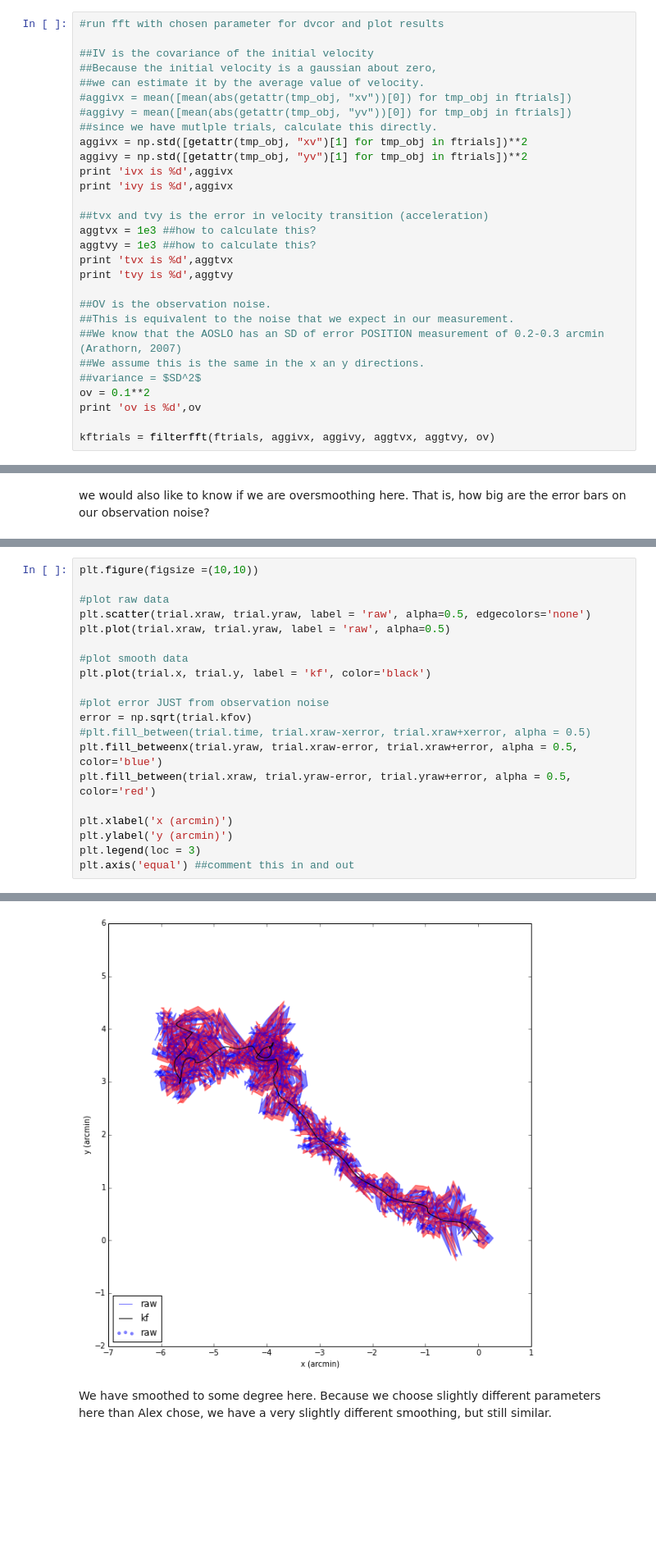
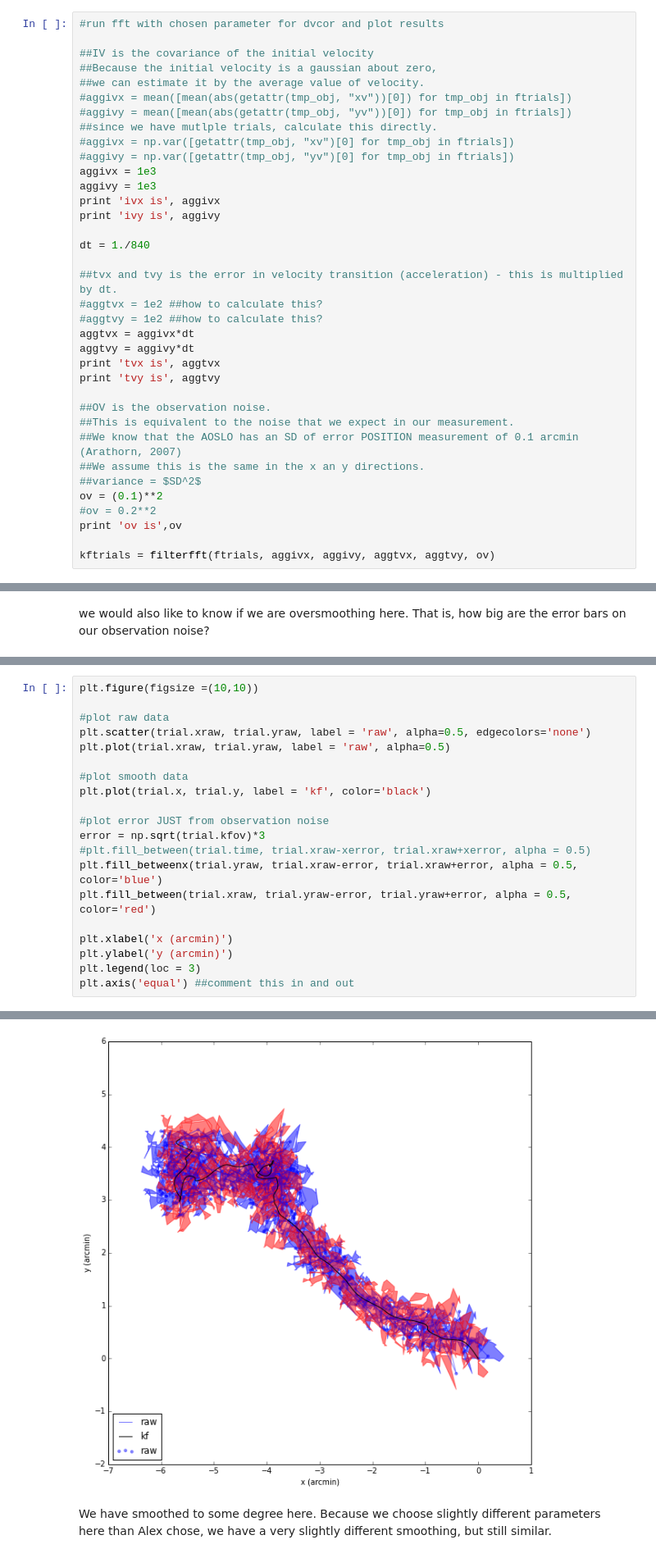
Before and after one commit to vdutell/eyemovement, a Jupyter notebook: Eye Movement Modeling.ipynb, the cells around one changed output, grey strips where cells are left out. Shown at 82% size. Drawn from its saved outputs; the diff is of its cells as text; blank space fills up the shorter version.

```diff
--- a/Eye Movement Modeling.ipynb
+++ b/Eye Movement Modeling.ipynb
@@ -918,24 +919,31 @@ Now aggregate the values from all our trials and use the average values of these
 #aggivx = mean([mean(abs(getattr(tmp_obj, "xv"))[0]) for tmp_obj in ftrials])
 #aggivy = mean([mean(abs(getattr(tmp_obj, "yv"))[0]) for tmp_obj in ftrials])
 ##since we have mutlple trials, calculate this directly.
-aggivx = np.std([getattr(tmp_obj, "xv")[1] for tmp_obj in ftrials])**2
-aggivy = np.std([getattr(tmp_obj, "yv")[1] for tmp_obj in ftrials])**2
-print 'ivx is %d',aggivx
-print 'ivy is %d',aggivx
+#aggivx = np.var([getattr(tmp_obj, "xv")[0] for tmp_obj in ftrials])
+#aggivy = np.var([getattr(tmp_obj, "yv")[0] for tmp_obj in ftrials])
+aggivx = 1e3
+aggivy = 1e3
+print 'ivx is', aggivx
+print 'ivy is', aggivy
 
-##tvx and tvy is the error in velocity transition (acceleration)
-aggtvx = 1e3 ##how to calculate this?
-aggtvy = 1e3 ##how to calculate this?
-print 'tvx is %d',aggtvx
-print 'tvy is %d',aggtvy
+dt = 1./840
+
+##tvx and tvy is the error in velocity transition (acceleration) - this is multiplied by dt.
+#aggtvx = 1e2 ##how to calculate this?
+#aggtvy = 1e2 ##how to calculate this?
+aggtvx = aggivx*dt
+aggtvy = aggivy*dt
+print 'tvx is', aggtvx
+print 'tvy is', aggtvy
 
 ##OV is the observation noise.
 ##This is equivalent to the noise that we expect in our measurement.
-##We know that the AOSLO has an SD of error POSITION measurement of 0.2-0.3 arcmin (Arathorn, 2007)
+##We know that the AOSLO has an SD of error POSITION measurement of 0.1 arcmin (Arathorn, 2007)
 ##We assume this is the same in the x an y directions.
 ##variance = $SD^2$
-ov = 0.1**2
-print 'ov is %d',ov
+ov = (0.1)**2
+#ov = 0.2**2
+print 'ov is',ov
 
 kftrials = filterfft(ftrials, aggivx, aggivy, aggtvx, aggtvy, ov)
 # %% [output]
@@ -1003,26 +1009,26 @@ plt.legend(loc = 3)
 # %%
 plt.figure(figsize =(10,10))
 
 #plot raw data
 plt.scatter(trial.xraw, trial.yraw, label = 'raw', alpha=0.5, edgecolors='none')
 plt.plot(trial.xraw, trial.yraw, label = 'raw', alpha=0.5)
 
 #plot smooth data
 plt.plot(trial.x, trial.y, label = 'kf', color='black')
 
 #plot error JUST from observation noise
-error = np.sqrt(trial.kfov)
+error = np.sqrt(trial.kfov)*3
 #plt.fill_between(trial.time, trial.xraw-xerror, trial.xraw+xerror, alpha = 0.5)
 plt.fill_betweenx(trial.yraw, trial.xraw-error, trial.xraw+error, alpha = 0.5, color='blue')
 plt.fill_between(trial.xraw, trial.yraw-error, trial.yraw+error, alpha = 0.5, color='red')
 
 plt.xlabel('x (arcmin)')
 plt.ylabel('y (arcmin)')
 plt.legend(loc = 3)
 plt.axis('equal') ##comment this in and out
 # %% [output]
 (-7.0, 1.0, -1.0, 5.0)
-[figure, old version]
+[figure, new version]
 # %% [markdown]
 We have smoothed to some degree here. Because we choose slightly different parameters here than Alex chose, we have a very slightly different smoothing, but still similar.
 # %%
```
Also changed, not shown: parts of 19 cells of this notebook.
